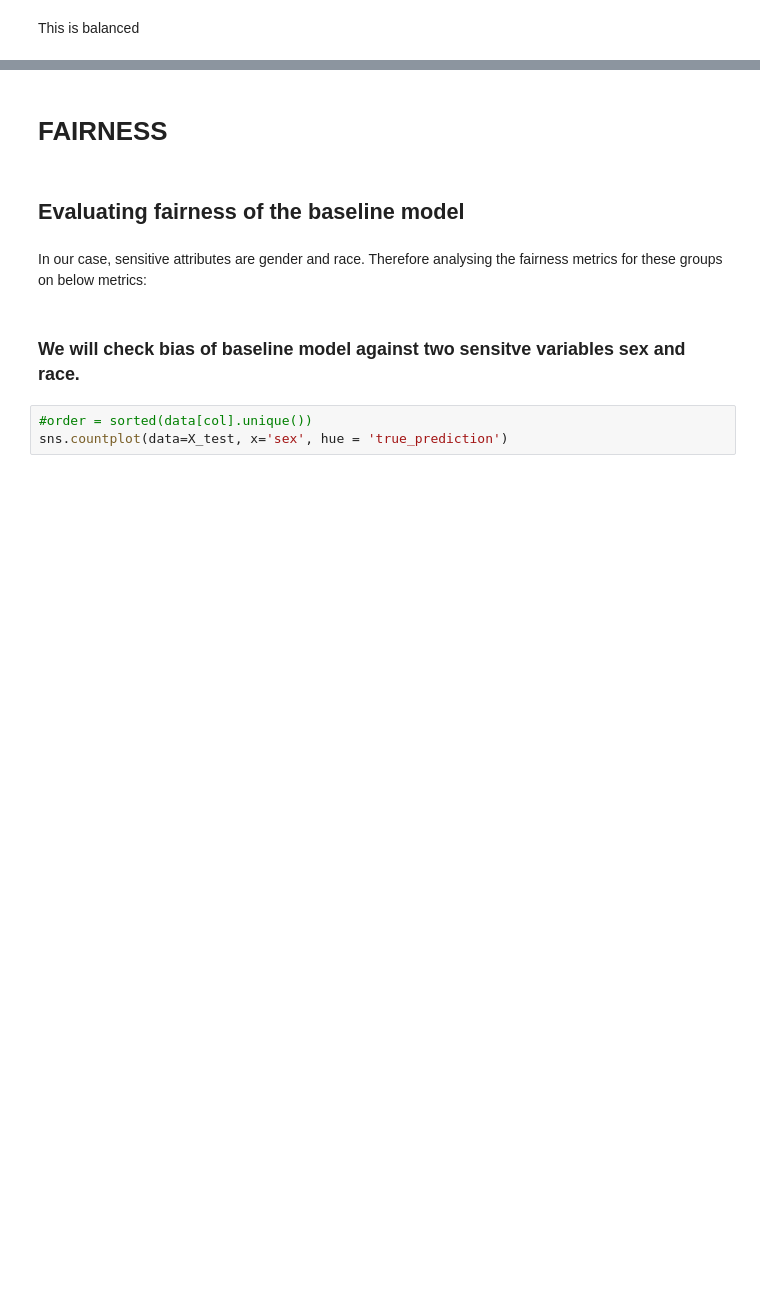
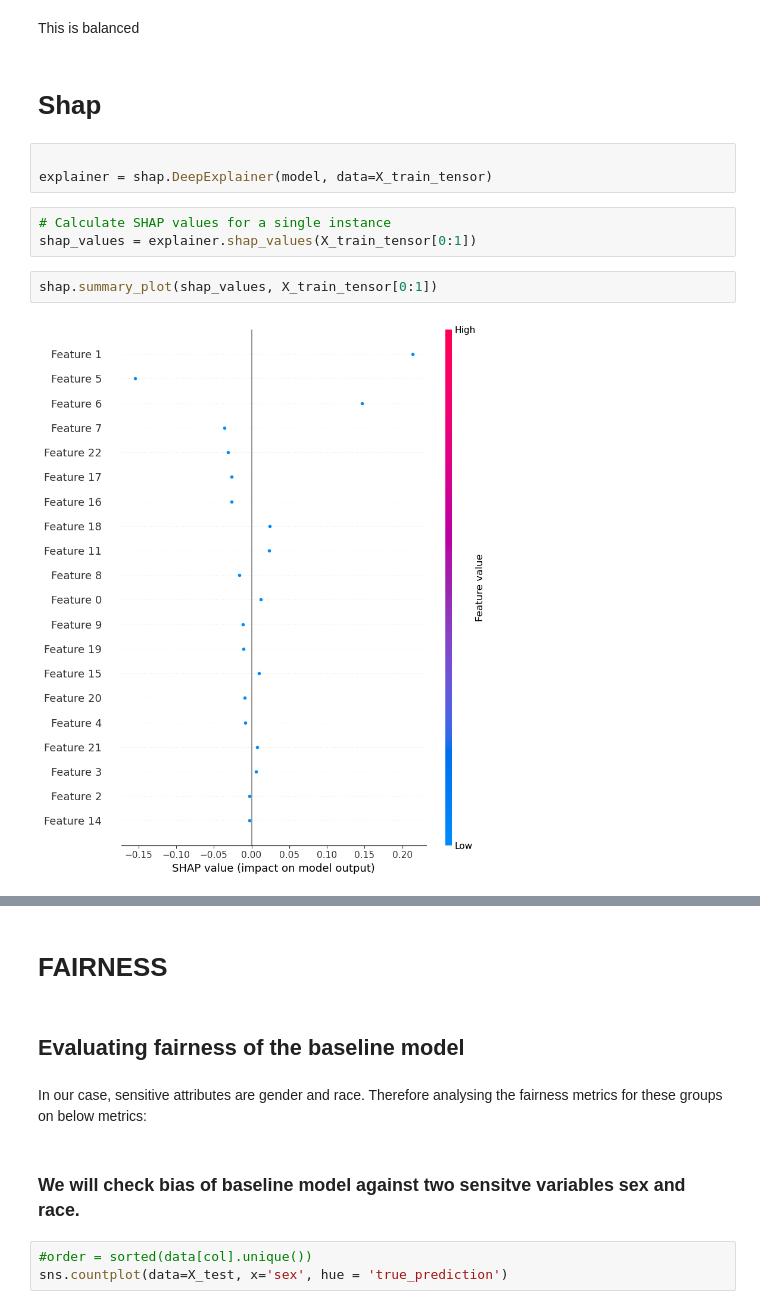
Before and after one commit to RU-Insane/compas-fairness-privacy-tradeoff-analysis, a Jupyter notebook: main/baseline/ModellingData_MLP.ipynb, the cells around one changed output, grey strips where cells are left out. Drawn from its saved outputs; the diff is of its cells as text; blank space fills up the shorter version.

Commit message:
Added Deep Shap V1 and Bug Fixes
Added a version 1 of deep shap in MLP model notebook. Fix bug of saving index column post EDA.

```diff
--- a/main/baseline/ModellingData_MLP.ipynb
+++ b/main/baseline/ModellingData_MLP.ipynb
@@ -342,2 +367,14 @@ sns.countplot(data=X_test, x='Other_race', hue = 'model_prediction')
 # %% [markdown]
 This is balanced
+# %% [markdown]
+# Shap
+# %%
+
+explainer = shap.DeepExplainer(model, data=X_train_tensor)
+# %%
+# Calculate SHAP values for a single instance
+shap_values = explainer.shap_values(X_train_tensor[0:1])
+# %%
+shap.summary_plot(shap_values, X_train_tensor[0:1])
+# %% [output]
+[figure, added]
```
Also changed, not shown: parts of 11 cells of this notebook, 5 other files.
